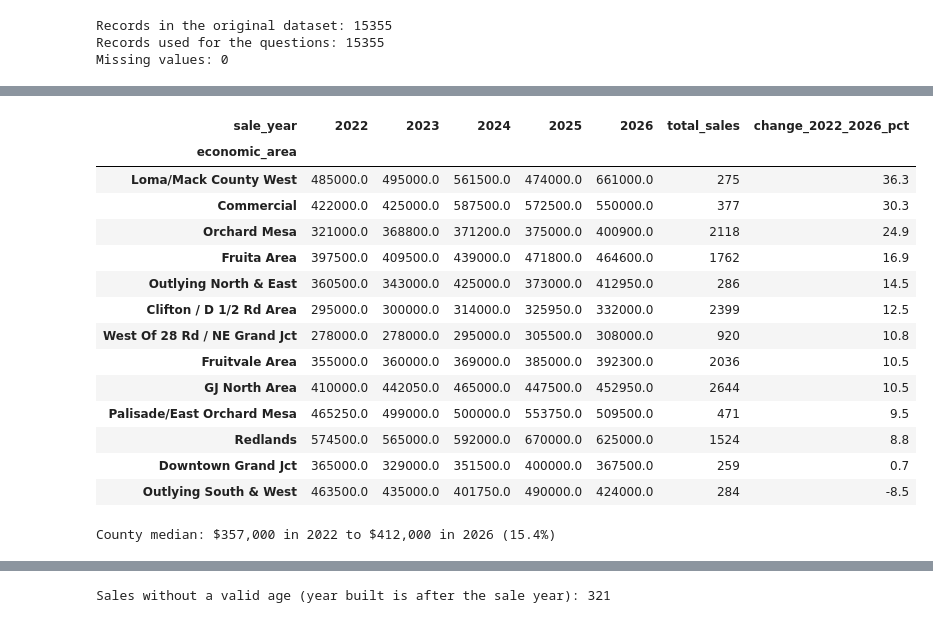
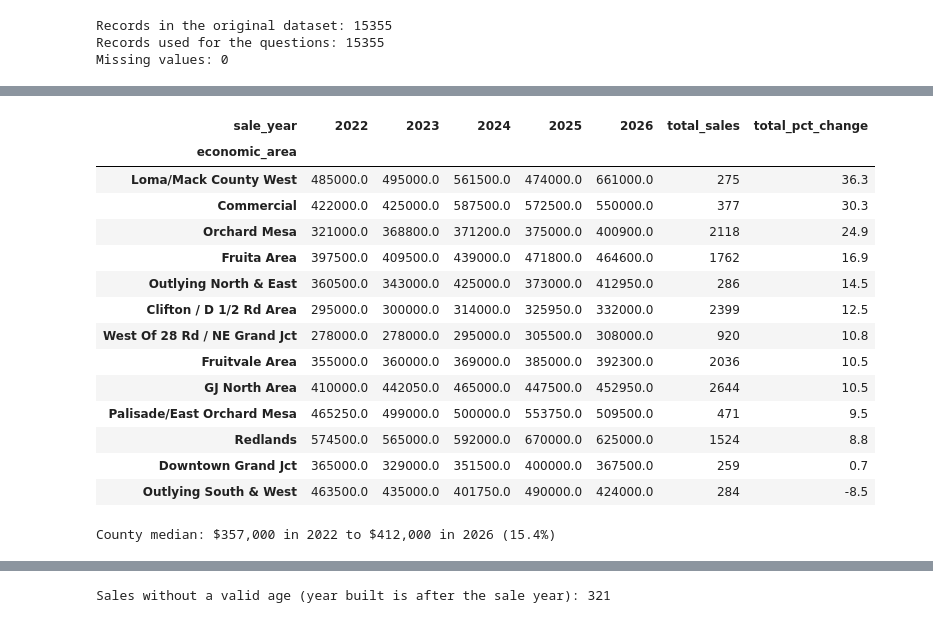
Before and after one commit to Dan2411/Mesa-County-Real-Estate-EDA, a Jupyter notebook: Team6_Midterm_Project.ipynb, the cells around one changed output, grey strips where cells are left out. Cells and saved outputs as stored; diff of their text form; code cells hidden in the pictures.

```diff
--- a/Team6_Midterm_Project.ipynb
+++ b/Team6_Midterm_Project.ipynb
@@ -1695,18 +1812,19 @@ To answer this, we calculate the median sale price of each economic area in each
 # %%
-# Question 8: Median sale price by area and year
+# Location × year × price
+# Median sale price by area and year
 q8 = orig.pivot_table(values='sale_price', index='economic_area',
                       columns='sale_year', aggfunc='median')
 q8['total_sales'] = orig.groupby('economic_area')['sale_price'].count()
-q8['change_2022_2026_pct'] = (q8[2026] / q8[2022] - 1) * 100
-q8 = q8.sort_values('change_2022_2026_pct', ascending=False)
+q8['total_pct_change'] = (q8[2026] / q8[2022] - 1) * 100
+q8 = q8.sort_values('total_pct_change', ascending=False)
 display(q8.round(1))
 
-# Change for the whole county
+# county change
 county = orig.groupby('sale_year')['sale_price'].median()
 county_change = (county[2026] / county[2022] - 1) * 100
 print(f'County median: ${county[2022]:,.0f} in 2022 to ${county[2026]:,.0f} in 2026 ({county_change:.1f}%)')
 # %% [output]
-| sale_year | 2022 | 2023 | 2024 | 2025 | 2026 | total_sales | change_2022_2026_pct |
+| sale_year | 2022 | 2023 | 2024 | 2025 | 2026 | total_sales | total_pct_change |
 | economic_area |  |  |  |  |  |  |  |
 | Loma/Mack County West | 485000.0 | 495000.0 | 561500.0 | 474000.0 | 661000.0 | 275 | 36.3 |
 | Commercial | 422000.0 | 425000.0 | 587500.0 | 572500.0 | 550000.0 | 377 | 30.3 |
```
Also changed, not shown: parts of 160 cells of this notebook.
